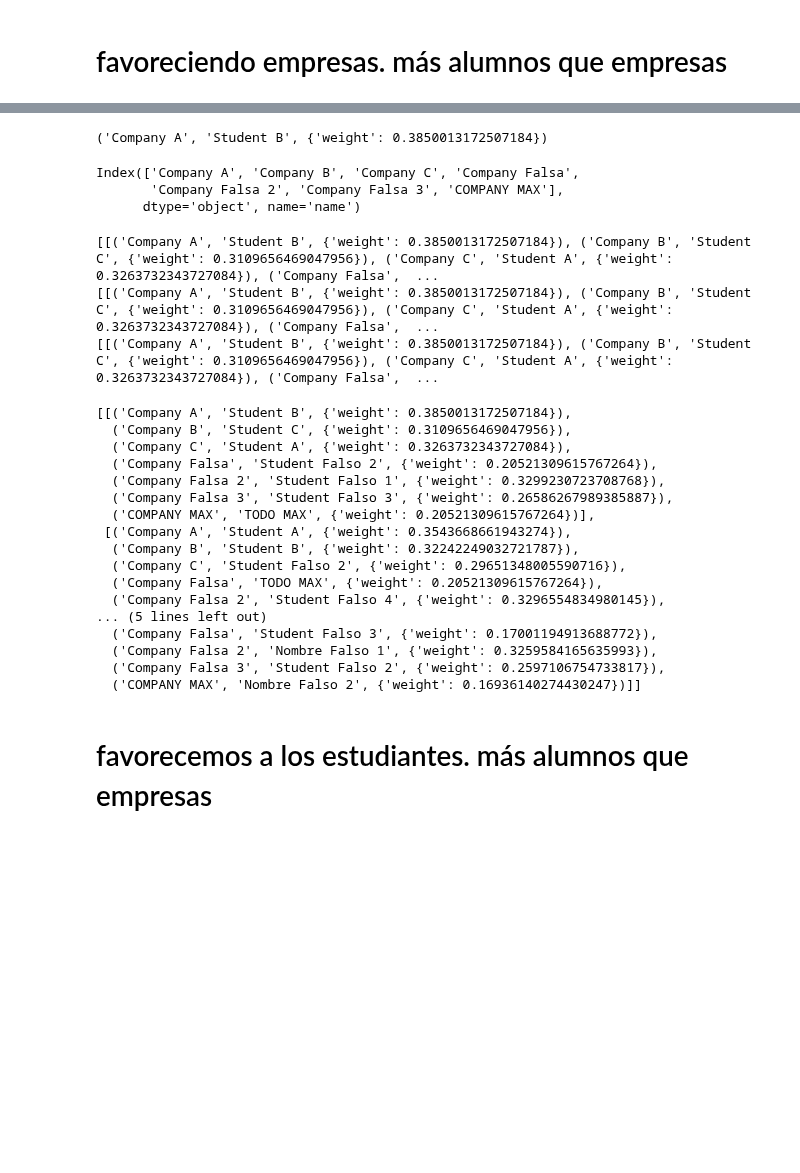
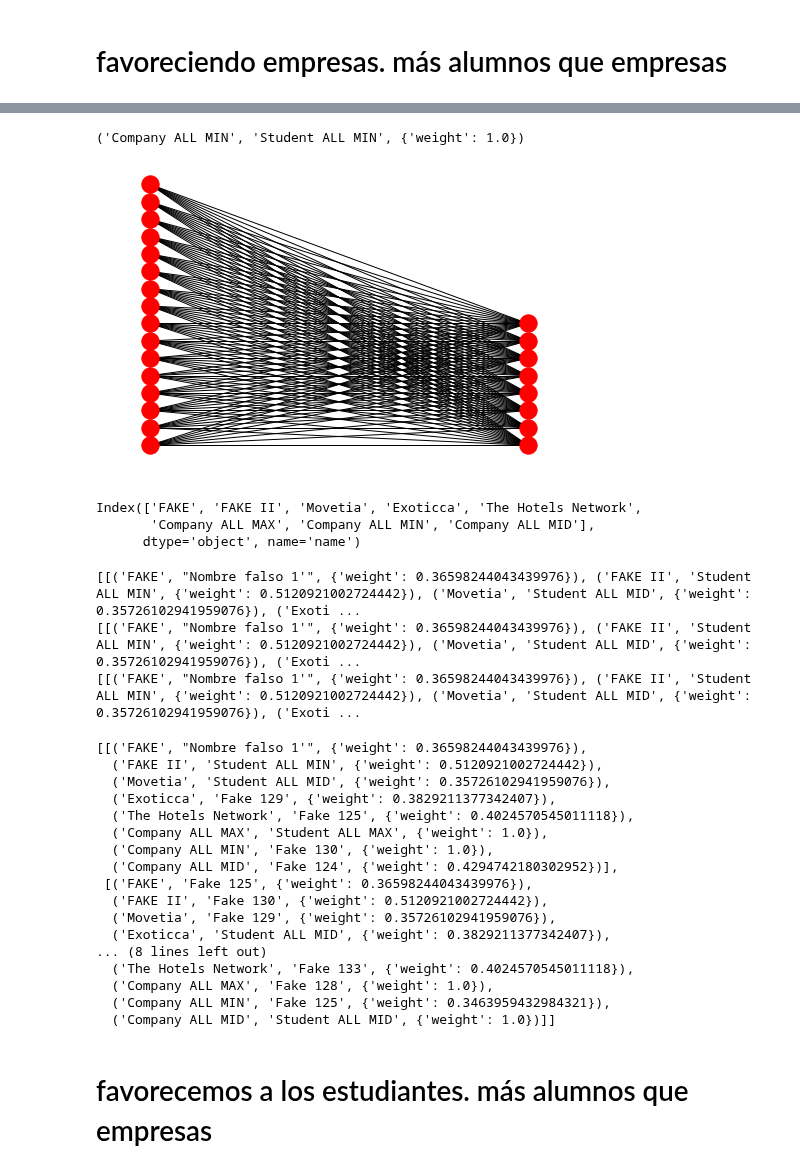
Before and after one commit to albertogcmr/hiring-week-IH-tinder-matching, a Jupyter notebook: matching.ipynb, the cells around one changed output, grey strips where cells are left out. Saved outputs shown, nothing was run; the diff lists cells and outputs as text; code cells hidden in the pictures; blank space fills up the shorter version.

```diff
--- a/matching.ipynb
+++ b/matching.ipynb
@@ -573,19 +672,20 @@ df_pruebas
 # %%
 G = create_graph(df_pruebas) # G = create_graph(df1)
-students = df1.index
-companies = df1.columns
+students = df_pruebas.index
+companies = df_pruebas.columns
 
 plot_bipartite_graph(G, students, companies)
 
-node1, node2, w = get_best_match(G, 'Company A', [])
+node1, node2, w = get_best_match(G, 'Company ALL MIN', [])
 node1, node2, w
 # %% [output]
-('Company A', 'Student B', {'weight': 0.3850013172507184})
+('Company ALL MIN', 'Student ALL MIN', {'weight': 1.0})
+[figure, added]
 # %%
 companies
 # %% [output]
-Index(['Company A', 'Company B', 'Company C', 'Company Falsa',
-       'Company Falsa 2', 'Company Falsa 3', 'COMPANY MAX'],
+Index(['FAKE', 'FAKE II', 'Movetia', 'Exoticca', 'The Hotels Network',
+       'Company ALL MAX', 'Company ALL MIN', 'Company ALL MID'],
       dtype='object', name='name')
 # %%
 RONDAS = 3 #10
@@ -614,26 +714,26 @@ for ronda in range(RONDAS):
 
 rondas
 # %% [output]
-[[('Company A', 'Student B', {'weight': 0.3850013172507184}), ('Company B', 'Student C', {'weight': 0.3109656469047956}), ('Company C', 'Student A', {'weight': 0.3263732343727084}), ('Company Falsa',  ...
-[[('Company A', 'Student B', {'weight': 0.3850013172507184}), ('Company B', 'Student C', {'weight': 0.3109656469047956}), ('Company C', 'Student A', {'weight': 0.3263732343727084}), ('Company Falsa',  ...
-[[('Company A', 'Student B', {'weight': 0.3850013172507184}), ('Company B', 'Student C', {'weight': 0.3109656469047956}), ('Company C', 'Student A', {'weight': 0.3263732343727084}), ('Company Falsa',  ...
+[[('FAKE', "Nombre falso 1'", {'weight': 0.36598244043439976}), ('FAKE II', 'Student ALL MIN', {'weight': 0.5120921002724442}), ('Movetia', 'Student ALL MID', {'weight': 0.35726102941959076}), ('Exoti ...
+[[('FAKE', "Nombre falso 1'", {'weight': 0.36598244043439976}), ('FAKE II', 'Student ALL MIN', {'weight': 0.5120921002724442}), ('Movetia', 'Student ALL MID', {'weight': 0.35726102941959076}), ('Exoti ...
+[[('FAKE', "Nombre falso 1'", {'weight': 0.36598244043439976}), ('FAKE II', 'Student ALL MIN', {'weight': 0.5120921002724442}), ('Movetia', 'Student ALL MID', {'weight': 0.35726102941959076}), ('Exoti ...
-[[('Company A', 'Student B', {'weight': 0.3850013172507184}),
-  ('Company B', 'Student C', {'weight': 0.3109656469047956}),
-  ('Company C', 'Student A', {'weight': 0.3263732343727084}),
-  ('Company Falsa', 'Student Falso 2', {'weight': 0.20521309615767264}),
-  ('Company Falsa 2', 'Student Falso 1', {'weight': 0.3299230723708768}),
-  ('Company Falsa 3', 'Student Falso 3', {'weight': 0.26586267989385887}),
-  ('COMPANY MAX', 'TODO MAX', {'weight': 0.20521309615767264})],
- [('Company A', 'Student A', {'weight': 0.3543668661943274}),
-  ('Company B', 'Student B', {'weight': 0.32242249032721787}),
-  ('Company C', 'Student Falso 2', {'weight': 0.29651348005590716}),
-  ('Company Falsa', 'TODO MAX', {'weight': 0.20521309615767264}),
-  ('Company Falsa 2', 'Student Falso 4', {'weight': 0.3296554834980145}),
-... (5 lines left out)
-  ('Company Falsa', 'Student Falso 3', {'weight': 0.17001194913688772}),
-  ('Company Falsa 2', 'Nombre Falso 1', {'weight': 0.3259584165635993}),
-  ('Company Falsa 3', 'Student Falso 2', {'weight': 0.2597106754733817}),
-  ('COMPANY MAX', 'Nombre Falso 2', {'weight': 0.16936140274430247})]]
+[[('FAKE', "Nombre falso 1'", {'weight': 0.36598244043439976}),
+  ('FAKE II', 'Student ALL MIN', {'weight': 0.5120921002724442}),
+  ('Movetia', 'Student ALL MID', {'weight': 0.35726102941959076}),
+  ('Exoticca', 'Fake 129', {'weight': 0.3829211377342407}),
+  ('The Hotels Network', 'Fake 125', {'weight': 0.4024570545011118}),
+  ('Company ALL MAX', 'Student ALL MAX', {'weight': 1.0}),
+  ('Company ALL MIN', 'Fake 130', {'weight': 1.0}),
+  ('Company ALL MID', 'Fake 124', {'weight': 0.4294742180302952})],
+ [('FAKE', 'Fake 125', {'weight': 0.36598244043439976}),
+  ('FAKE II', 'Fake 130', {'weight': 0.5120921002724442}),
+  ('Movetia', 'Fake 129', {'weight': 0.35726102941959076}),
+  ('Exoticca', 'Student ALL MID', {'weight': 0.3829211377342407}),
+... (8 lines left out)
+  ('The Hotels Network', 'Fake 133', {'weight': 0.4024570545011118}),
+  ('Company ALL MAX', 'Fake 128', {'weight': 1.0}),
+  ('Company ALL MIN', 'Fake 125', {'weight': 0.3463959432984321}),
+  ('Company ALL MID', 'Student ALL MID', {'weight': 1.0})]]
 # %% [markdown]
 # favorecemos a los estudiantes. más alumnos que empresas
 # %%
```
Also changed, not shown: parts of 19 cells of this notebook, 5 other files.
